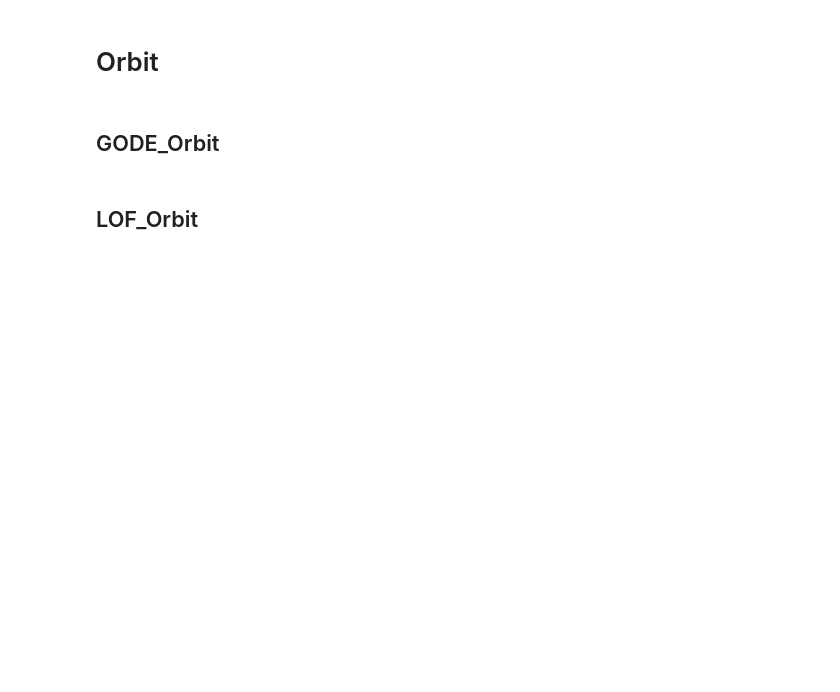
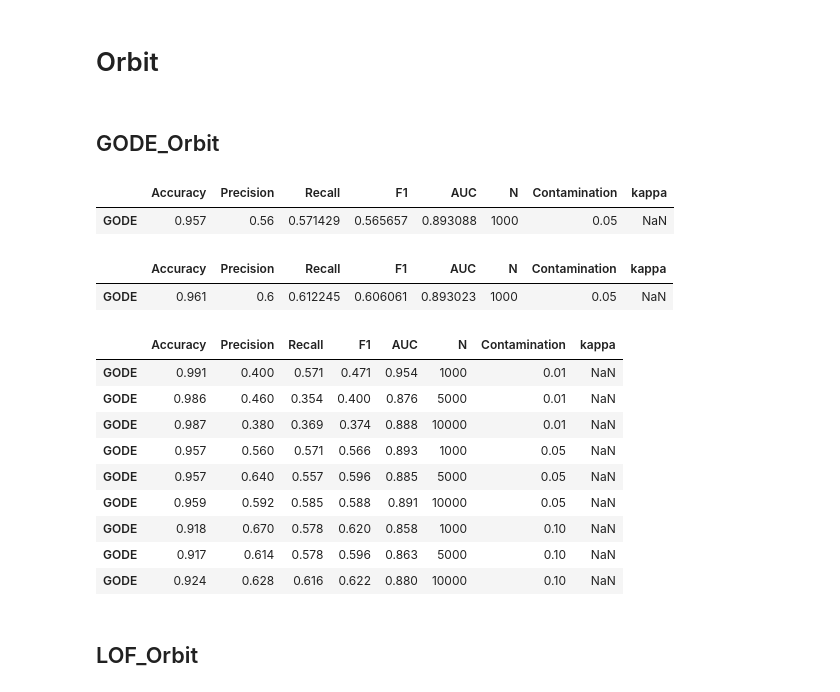
Before and after one commit to seoyeonc/GODE_blog, a Jupyter notebook: posts/Result/3_table/2024-06-22-final_GODE_code_JKSS_review.ipynb, the cells around one changed output. Drawn from its saved outputs; the diff is of its cells as text; code cells hidden in the pictures; blank space fills up the shorter version.

```diff
--- a/posts/Result/3_table/2024-06-22-final_GODE_code_JKSS_review.ipynb
+++ b/posts/Result/3_table/2024-06-22-final_GODE_code_JKSS_review.ipynb
@@ -467,2 +470,12 @@ tab_orbit = pd.DataFrame(columns=["Accuracy","Precision","Recall","F1","AUC","N"
+# %%
+tab_orbit
+# %% [output]
+|  | Accuracy | Precision | Recall | F1 | AUC | N | Contamination | kappa |
+| GODE | 0.957 | 0.56 | 0.571429 | 0.565657 | 0.893088 | 1000 | 0.05 | NaN |
+# %%
+tab_orbit
+# %% [output]
+|  | Accuracy | Precision | Recall | F1 | AUC | N | Contamination | kappa |
+| GODE | 0.961 | 0.6 | 0.612245 | 0.606061 | 0.893023 | 1000 | 0.05 | NaN |
 # %%
 tab_orbit = pd.DataFrame(columns=["Accuracy","Precision","Recall","F1","AUC","N","Contamination","kappa"])
@@ -506,6 +519,19 @@ for eta_sparsity in eta_sparsity_list:
         tab_orbit = tab_orb.comparison(compare_outlier = outlier_GODE_orbit_old, conf_outlier = outlier_GODE_orbit, gode = True)
 # %%
 tab_orbit_gode = tab_orbit.copy()
+# %%
+tab_orbit_gode.round(3)
+# %% [output]
+|  | Accuracy | Precision | Recall | F1 | AUC | N | Contamination | kappa |
+| GODE | 0.991 | 0.400 | 0.571 | 0.471 | 0.954 | 1000 | 0.01 | NaN |
+| GODE | 0.986 | 0.460 | 0.354 | 0.400 | 0.876 | 5000 | 0.01 | NaN |
+| GODE | 0.987 | 0.380 | 0.369 | 0.374 | 0.888 | 10000 | 0.01 | NaN |
+| GODE | 0.957 | 0.560 | 0.571 | 0.566 | 0.893 | 1000 | 0.05 | NaN |
+| GODE | 0.957 | 0.640 | 0.557 | 0.596 | 0.885 | 5000 | 0.05 | NaN |
+| GODE | 0.959 | 0.592 | 0.585 | 0.588 | 0.891 | 10000 | 0.05 | NaN |
+| GODE | 0.918 | 0.670 | 0.578 | 0.620 | 0.858 | 1000 | 0.10 | NaN |
+| GODE | 0.917 | 0.614 | 0.578 | 0.596 | 0.863 | 5000 | 0.10 | NaN |
+| GODE | 0.924 | 0.628 | 0.616 | 0.622 | 0.880 | 10000 | 0.10 | NaN |
 # %%
 # _Orbit = Orbit(_df)
 # _Orbit.get_distance()
```
Also changed, not shown: parts of 4 cells of this notebook, 12 other files.
